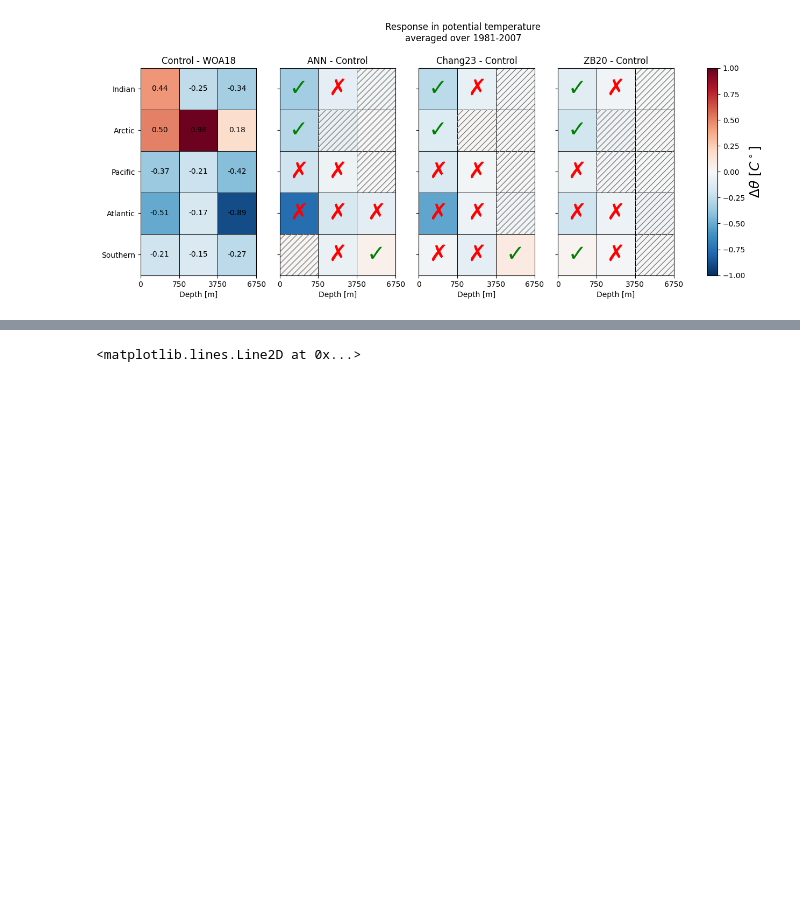
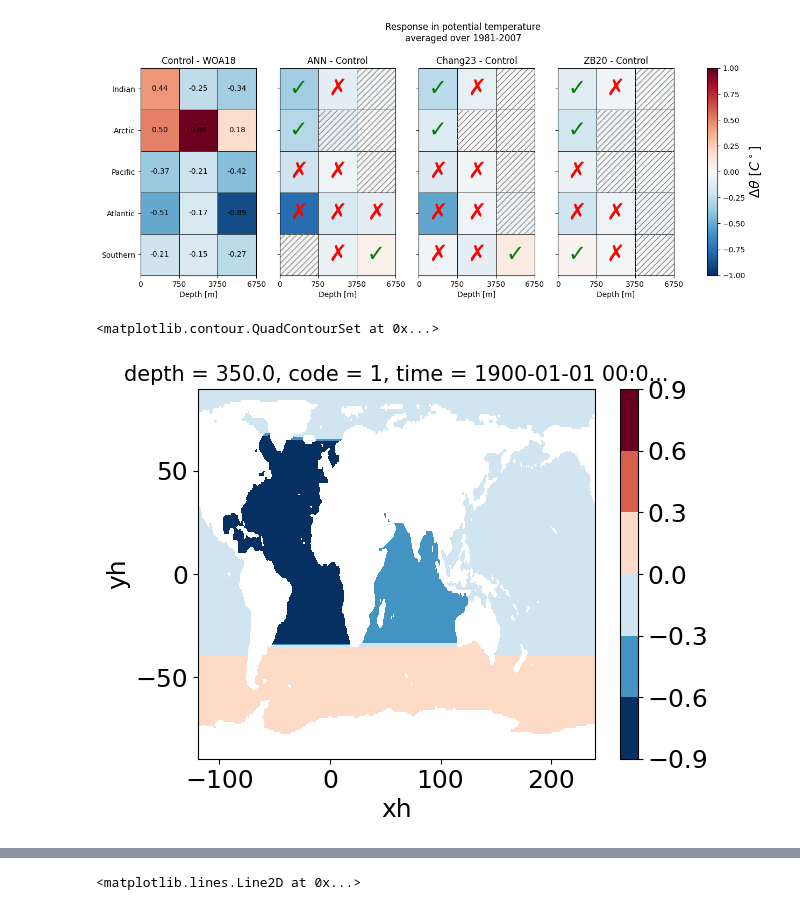
Before and after one commit to m2lines/calibration-MOM6, a Jupyter notebook: notebooks/prepare-thetao-dataset.ipynb, the cells around one changed output, grey strips where cells are left out. Saved outputs shown, nothing was run; the diff lists cells and outputs as text; code cells hidden in the pictures; blank space fills up the shorter version.

```diff
--- a/notebooks/prepare-thetao-dataset.ipynb
+++ b/notebooks/prepare-thetao-dataset.ipynb
@@ -29,8 +29,11 @@ coords_in['lat_b'] = param.geolat_c.pad({'yq':(1,0)}, mode='symmetric').pad({'xq
 coords_out = xe.util.grid_global(3, 3)
 regridder_conserv = xe.Regridder(coords_in, coords_out, "conservative_normed", ignore_degenerate=True, periodic=True, unmapped_to_nan=True)
 
-def regrid(array):
-    out = regridder_conserv(array)
+coords_out = xe.util.grid_global(1, 1)
+regridder_1x1 = xe.Regridder(coords_in, coords_out, "conservative", ignore_degenerate=True, periodic=True, unmapped_to_nan=True)
+
+def regrid(array, regridder = regridder_conserv):
+    out = regridder(array)
     lon = out.lon[0,:].values
     lat = out.lat[:,0].values
     return out.drop_vars(['lon', 'lat']).rename({'x':'xh', 'y':'yh'}).assign_coords({'xh': lon, 'yh': lat})
@@ -767,4 +770,34 @@ response = (read_data('ANN') - read_data('unparameterized')).isel(depth=0)
 map = 0
 for code in range(1,6):
     map += response.sel(code=code).where(param.basin==code).fillna(0.)
-map = map.where(param.basin>0)
+map = map.where(param.basin>0).where(param.basin<6)
+# %%
+def sort_longitude(_x, lon_min=-180.):
+    if lon_min is None:
+        return _x
+    lon_max=lon_min + 360.
+
+    x = _x.copy()
+
+    for lon in ['xh', 'xq', 'lon']:
+        try:
+            lon = x[lon]
+            if lon.min() < lon_min:
+                lon = xr.where(lon<lon_min, lon+360, lon)
+                lon = xr.where(lon>lon_max, lon-360, lon)
+            else:
+                lon = xr.where(lon>lon_max, lon-360, lon)
+                lon = xr.where(lon<lon_min, lon+360, lon)
+            x[lon.name] = lon.copy()
+
+            x = x.sortby(lon.name)
+        except:
+            pass
+    return x
+
+map = sort_longitude(regrid(map, regridder=regridder_1x1), lon_min=-120)
+# %%
+map.plot.contourf()
+# %% [output]
+<matplotlib.contour.QuadContourSet at 0x...>
+[figure, added]
```
Also changed, not shown: parts of 2 cells of this notebook.
